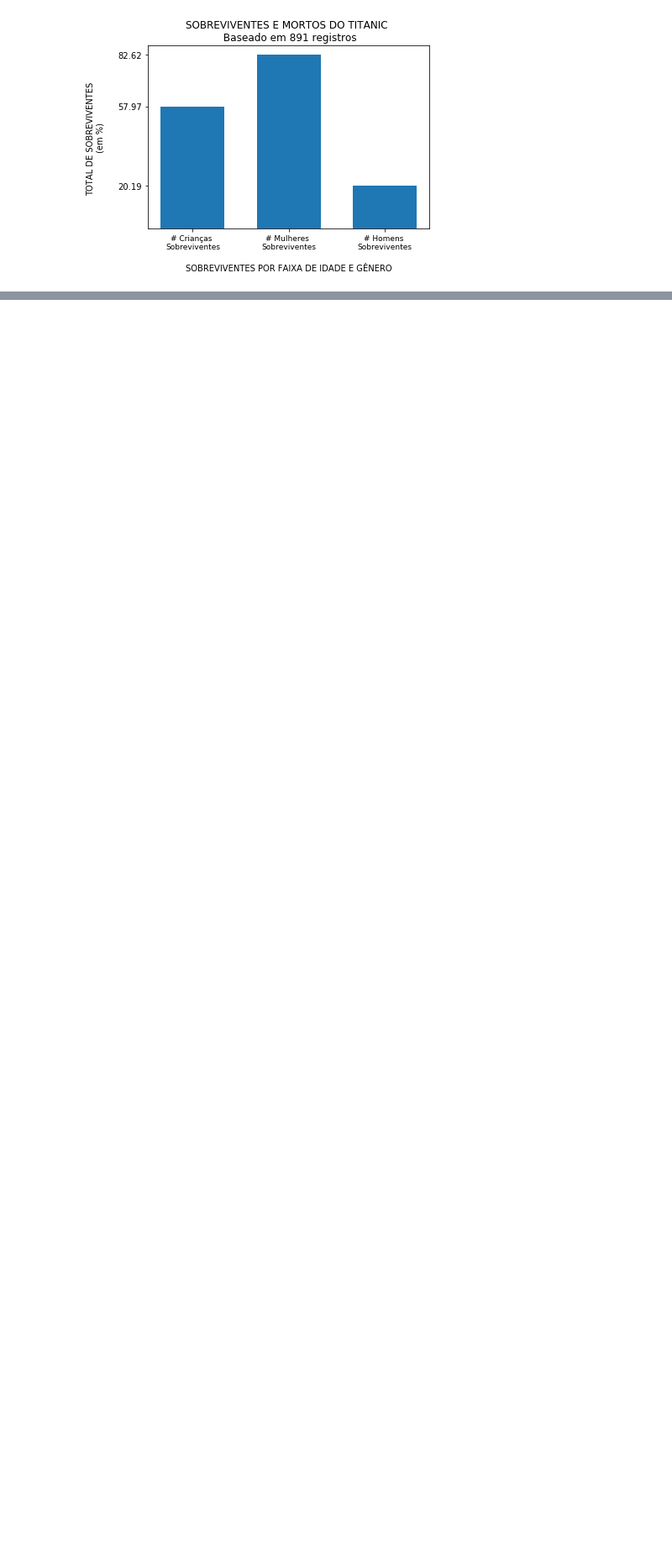
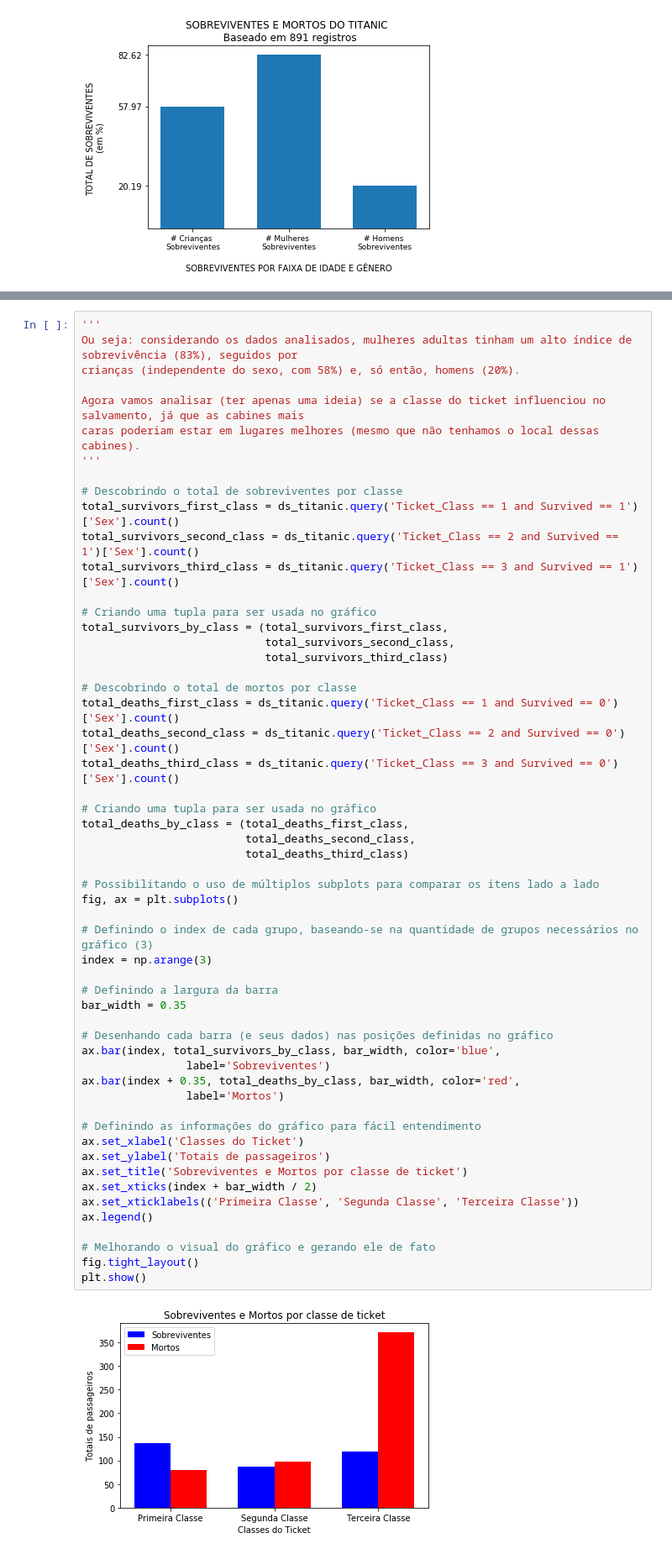
Before and after one commit to Anderson-hrz/ds1-udacity-projeto-02, a Jupyter notebook: projeto-02-analise-titanic.ipynb, the cells around one changed output, grey strips where cells are left out. Shown: that part at 84% size. Cells and saved outputs as stored; diff of their text form; blank space fills up the shorter version.

```diff
--- a/projeto-02-analise-titanic.ipynb
+++ b/projeto-02-analise-titanic.ipynb
@@ -270,0 +261,57 @@ lugares melhores (mesmo que não tenhamos o local dessas cabines).
+# %%
+'''
+Ou seja: considerando os dados analisados, mulheres adultas tinham um alto índice de sobrevivência (83%), seguidos por
+crianças (independente do sexo, com 58%) e, só então, homens (20%).
+
+Agora vamos analisar (ter apenas uma ideia) se a classe do ticket influenciou no salvamento, já que as cabines mais
+caras poderiam estar em lugares melhores (mesmo que não tenhamos o local dessas cabines).
+'''
+
+# Descobrindo o total de sobreviventes por classe
+total_survivors_first_class = ds_titanic.query('Ticket_Class == 1 and Survived == 1')['Sex'].count()
+total_survivors_second_class = ds_titanic.query('Ticket_Class == 2 and Survived == 1')['Sex'].count()
+total_survivors_third_class = ds_titanic.query('Ticket_Class == 3 and Survived == 1')['Sex'].count()
+
+# Criando uma tupla para ser usada no gráfico
+total_survivors_by_class = (total_survivors_first_class,
+                            total_survivors_second_class,
+                            total_survivors_third_class)
+
+# Descobrindo o total de mortos por classe
+total_deaths_first_class = ds_titanic.query('Ticket_Class == 1 and Survived == 0')['Sex'].count()
+total_deaths_second_class = ds_titanic.query('Ticket_Class == 2 and Survived == 0')['Sex'].count()
+total_deaths_third_class = ds_titanic.query('Ticket_Class == 3 and Survived == 0')['Sex'].count()
+
+# Criando uma tupla para ser usada no gráfico
+total_deaths_by_class = (total_deaths_first_class,
+                         total_deaths_second_class,
+                         total_deaths_third_class)
+
+# Possibilitando o uso de múltiplos subplots para comparar os itens lado a lado
+fig, ax = plt.subplots()
+
+# Definindo o index de cada grupo, baseando-se na quantidade de grupos necessários no gráfico (3)
+index = np.arange(3)
+
+# Definindo a largura da barra
+bar_width = 0.35
+
+# Desenhando cada barra (e seus dados) nas posições definidas no gráfico
+ax.bar(index, total_survivors_by_class, bar_width, color='blue',
+                label='Sobreviventes')
+ax.bar(index + 0.35, total_deaths_by_class, bar_width, color='red',
+                label='Mortos')
+
+# Definindo as informações do gráfico para fácil entendimento
+ax.set_xlabel('Classes do Ticket')
+ax.set_ylabel('Totais de passageiros')
+ax.set_title('Sobreviventes e Mortos por classe de ticket')
+ax.set_xticks(index + bar_width / 2)
+ax.set_xticklabels(('Primeira Classe', 'Segunda Classe', 'Terceira Classe'))
+ax.legend()
+
+# Melhorando o visual do gráfico e gerando ele de fato
+fig.tight_layout()
+plt.show()
+# %% [output]
+[figure, added]
```
Also changed, not shown: parts of 5 cells of this notebook.
